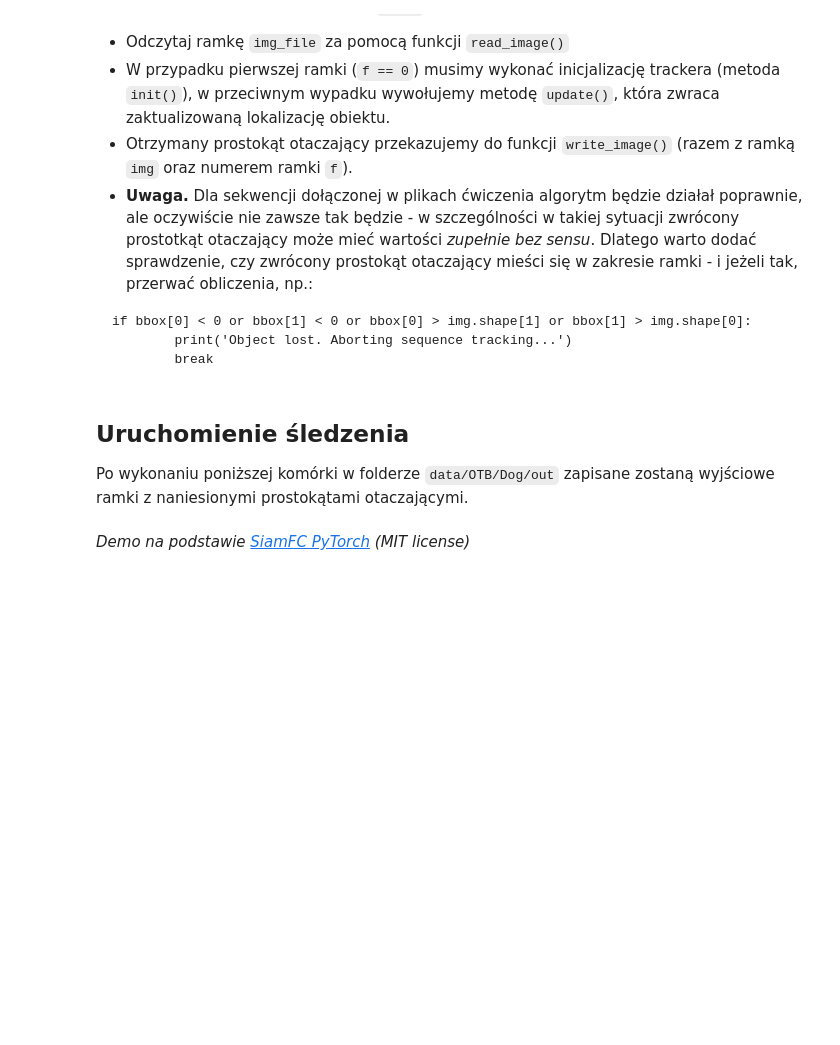
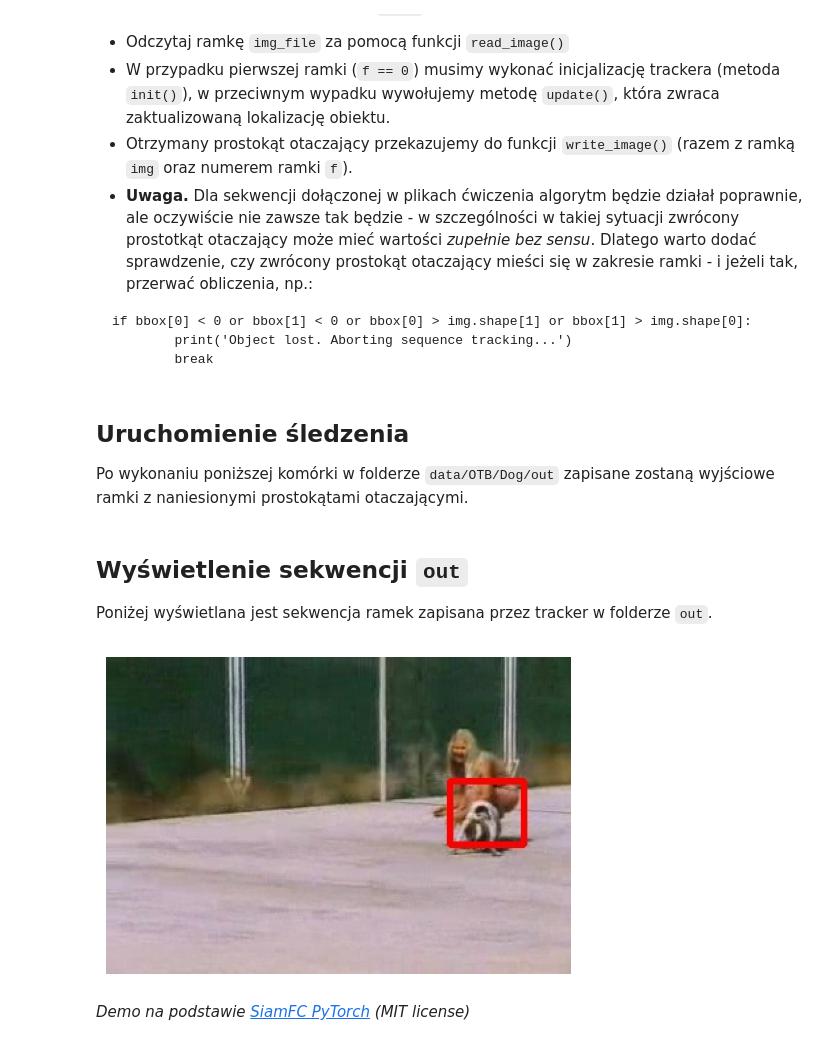
Before and after one commit to marcinwolder/zaawansowane-algorytmy-wizyjne, a Jupyter notebook: lab08/SiamTrack.ipynb, the cells around one changed output. Saved outputs shown, nothing was run; the diff lists cells and outputs as text; code cells hidden in the pictures; blank space fills up the shorter version.

```diff
--- a/lab08/SiamTrack.ipynb
+++ b/lab08/SiamTrack.ipynb
@@ -436,5 +438,54 @@ anno = np.loadtxt(seq_dir + "groundtruth_rect.txt")
 net_path = os.path.join(EXERCISE_PATH, "siamfc.pth")
 tracker = TrackerSiamFC(net_path=net_path, exemplar_sz=110, instance_sz=238, scale_num=1)
 tracker.track(img_files, anno[0])
+# %% [markdown]
+## Wyświetlenie sekwencji `out`
+
+Poniżej wyświetlana jest sekwencja ramek zapisana przez tracker w folderze `out`.
+# %%
+def load_output_sequence(out_dir: str, extension: str = "*.jpg") -> list:
+    img_paths = sorted(
+        glob.glob(os.path.join(out_dir, extension)),
+        key=lambda p: int(os.path.splitext(os.path.basename(p))[0]),
+    )
+
+    output_frames = []
+    for img_path in img_paths:
+        frame = read_image(img_file=img_path)
+        if frame is not None:
+            output_frames.append(frame)
+
+    return output_frames
+
+
+def show_sequence(img_sequence: Sequence, wait_time: float = 1 / 25, cmap: str | None = None) -> None:
+    frames = iter(img_sequence)
+    first_frame = next(frames, None)
+    if first_frame is None:
+        print("Brak ramek do wyświetlenia.")
+        return
+
+    fig, ax = plt.subplots(figsize=(6, 6))
+    image = ax.imshow(first_frame, cmap=cmap)
+    ax.axis("off")
+
+    try:
+        display(fig)
+        plt.pause(wait_time)
+
+        for frame in frames:
+            image.set_data(frame)
+            clear_output(wait=True)
+            display(fig)
+            plt.pause(wait_time)
+    finally:
+        plt.close(fig)
+
+
+out_dir = os.path.join(EXERCISE_PATH, "data/OTB/Dog/out")
+out_sequence = load_output_sequence(out_dir=out_dir)
+show_sequence(img_sequence=out_sequence, wait_time=1 / 30)
+# %% [output]
+[figure, added]
 # %% [markdown]
 _Demo na podstawie [SiamFC PyTorch](https://github.com/huanglianghua/siamfc-pytorch) (MIT license)_
```
Also changed, not shown: parts of 1 cell of this notebook, 1 other file.
